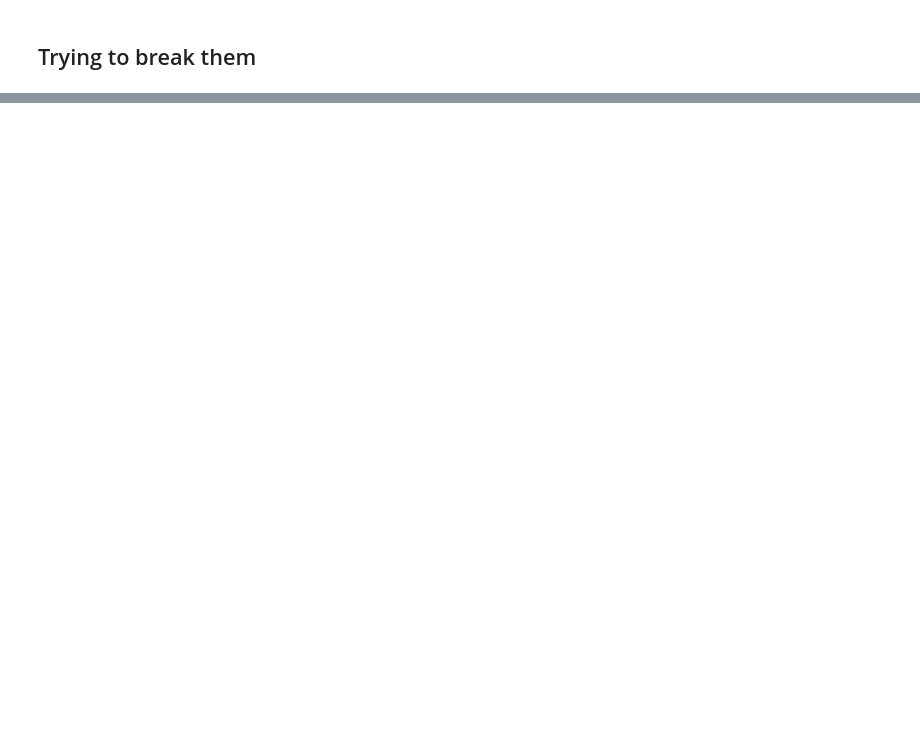
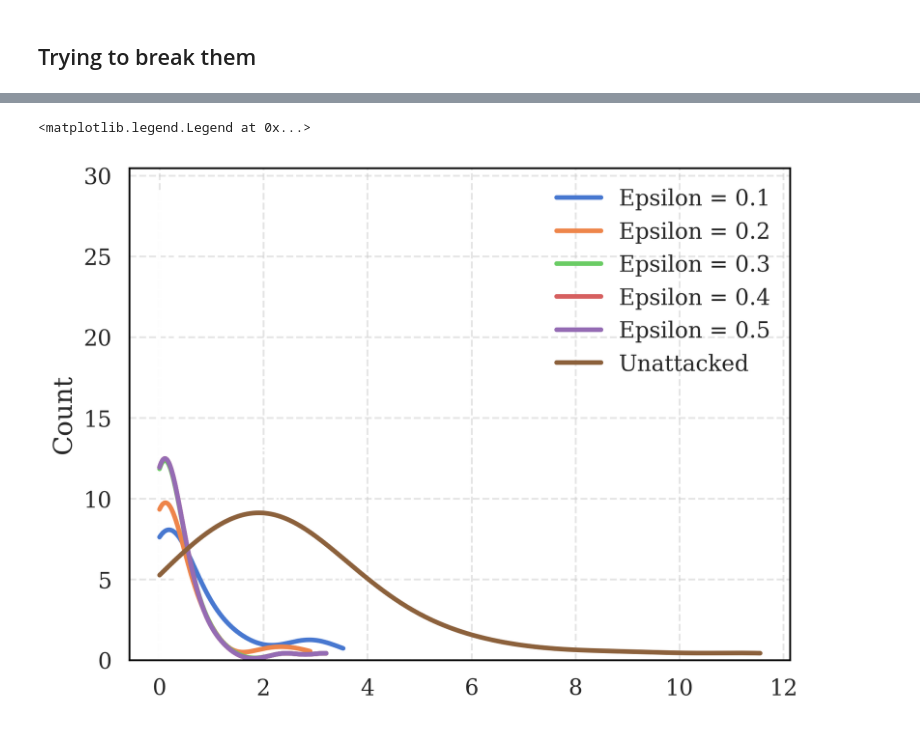
Before and after one commit to pablogarciarce/AdvReg, a Jupyter notebook: notebooks/test_point_de.ipynb, the cells around one changed output, grey strips where cells are left out. Drawn from its saved outputs; the diff is of its cells as text; code cells hidden in the pictures; blank space fills up the shorter version.

```diff
--- a/notebooks/test_point_de.ipynb
+++ b/notebooks/test_point_de.ipynb
@@ -188,17 +193,23 @@ KeyboardInterrupt:
 # %%
 G = 0  # we want to lower the entropy of the predictive distribution
 
-epsilons = [0.1, 0.2, 0.3, 0.4, 0.5]
+epsilons = [.1, .2, .3, .4, .5]
+num_points = 40
 for eps in epsilons:
-    entropies = Parallel(n_jobs=8)(delayed(process)(x, eps) for x in tqdm(X_notmnist[:80]))
+    entropies = Parallel(n_jobs=8)(delayed(process)(x, eps) for x in tqdm(X_notmnist[:num_points]))
     sns.histplot(jnp.array(entropies), kde=True, bins=10, alpha=0.)
 
 unattacked_entropies = []
-for x in tqdm(X_notmnist[:100]):
+rng = jax.random.PRNGKey(0)
+for x in tqdm(X_notmnist[:num_points]):
     x = jax.numpy.array(x.reshape(1, -1))
-    preds = model.sample_predictive_distribution(x, 20)
+    rng, sample_rng = jax.random.split(rng)
+    preds = model.sample_predictive_distribution_probs(sample_rng, x, 20)
     unattacked_entropies.append(entropy(x, preds))
 
 sns.histplot(jnp.array(unattacked_entropies), kde=True, bins=10, alpha=0.)
 legend = ['Epsilon = ' + str(eps) for eps in epsilons] + ['Unattacked']
 plt.legend(legend)
+# %% [output]
+<matplotlib.legend.Legend at 0x...>
+[figure, added]
```
Also changed, not shown: parts of 3 cells of this notebook, 6 other files.
